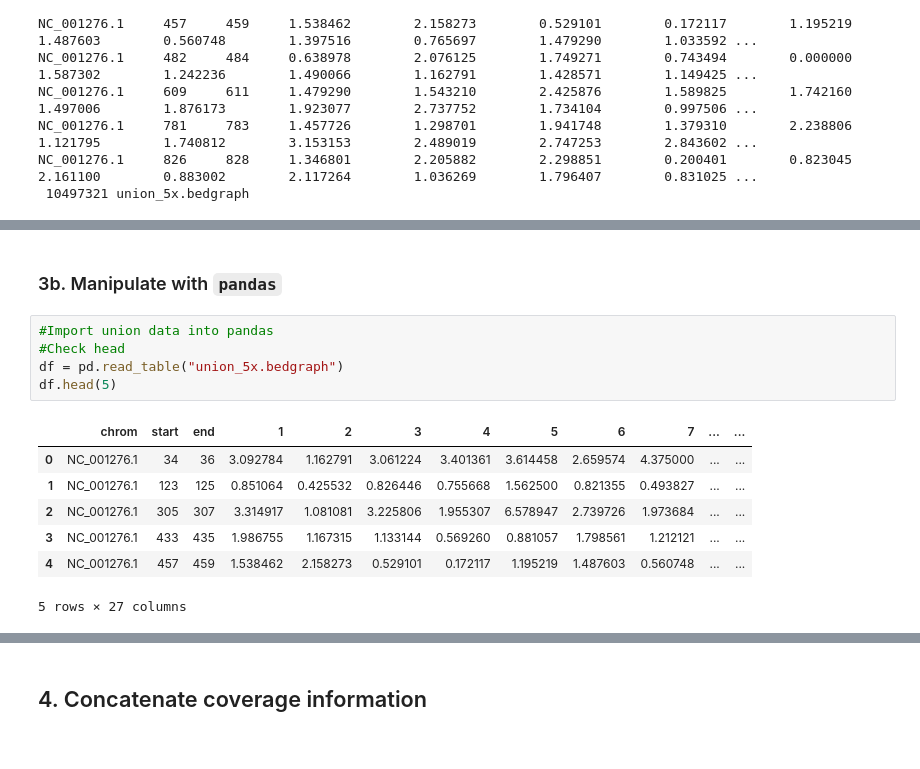
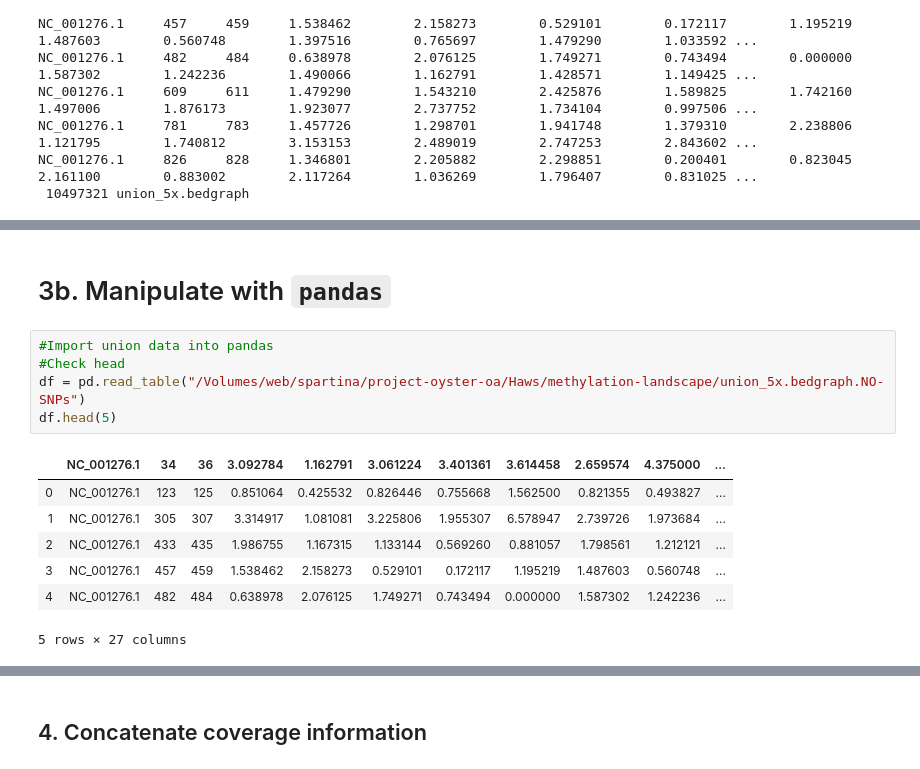
Before and after one commit to RobertsLab/project-oyster-oa, a Jupyter notebook: code/Haws/06-General-Methylation-Landscape.ipynb, the cells around one changed output, grey strips where cells are left out. Saved outputs shown, nothing was run; the diff lists cells and outputs as text.

```diff
--- a/code/Haws/06-General-Methylation-Landscape.ipynb
+++ b/code/Haws/06-General-Methylation-Landscape.ipynb
@@ -335,15 +356,15 @@ NC_001276.1     826     828     1.346801        2.205882        2.298851
 # %% [markdown]
-### 3b. Manipulate with `pandas`
+# 3b. Manipulate with `pandas`
 # %%
 #Import union data into pandas
 #Check head
-df = pd.read_table("union_5x.bedgraph")
+df = pd.read_table("/Volumes/web/spartina/project-oyster-oa/Haws/methylation-landscape/union_5x.bedgraph.NO-SNPs")
 df.head(5)
 # %% [output]
-|  | chrom | start | end | 1 | 2 | 3 | 4 | 5 | 6 | 7 | ... | ... |
-| 0 | NC_001276.1 | 34 | 36 | 3.092784 | 1.162791 | 3.061224 | 3.401361 | 3.614458 | 2.659574 | 4.375000 | ... | ... |
-| 1 | NC_001276.1 | 123 | 125 | 0.851064 | 0.425532 | 0.826446 | 0.755668 | 1.562500 | 0.821355 | 0.493827 | ... | ... |
-| 2 | NC_001276.1 | 305 | 307 | 3.314917 | 1.081081 | 3.225806 | 1.955307 | 6.578947 | 2.739726 | 1.973684 | ... | ... |
-| 3 | NC_001276.1 | 433 | 435 | 1.986755 | 1.167315 | 1.133144 | 0.569260 | 0.881057 | 1.798561 | 1.212121 | ... | ... |
-| 4 | NC_001276.1 | 457 | 459 | 1.538462 | 2.158273 | 0.529101 | 0.172117 | 1.195219 | 1.487603 | 0.560748 | ... | ... |
+|  | NC_001276.1 | 34 | 36 | 3.092784 | 1.162791 | 3.061224 | 3.401361 | 3.614458 | 2.659574 | 4.375000 | ... |
+| 0 | NC_001276.1 | 123 | 125 | 0.851064 | 0.425532 | 0.826446 | 0.755668 | 1.562500 | 0.821355 | 0.493827 | ... |
+| 1 | NC_001276.1 | 305 | 307 | 3.314917 | 1.081081 | 3.225806 | 1.955307 | 6.578947 | 2.739726 | 1.973684 | ... |
+| 2 | NC_001276.1 | 433 | 435 | 1.986755 | 1.167315 | 1.133144 | 0.569260 | 0.881057 | 1.798561 | 1.212121 | ... |
+| 3 | NC_001276.1 | 457 | 459 | 1.538462 | 2.158273 | 0.529101 | 0.172117 | 1.195219 | 1.487603 | 0.560748 | ... |
+| 4 | NC_001276.1 | 482 | 484 | 0.638978 | 2.076125 | 1.749271 | 0.743494 | 0.000000 | 1.587302 | 1.242236 | ... |
 5 rows × 27 columns
```
Also changed, not shown: parts of 14 cells of this notebook.
